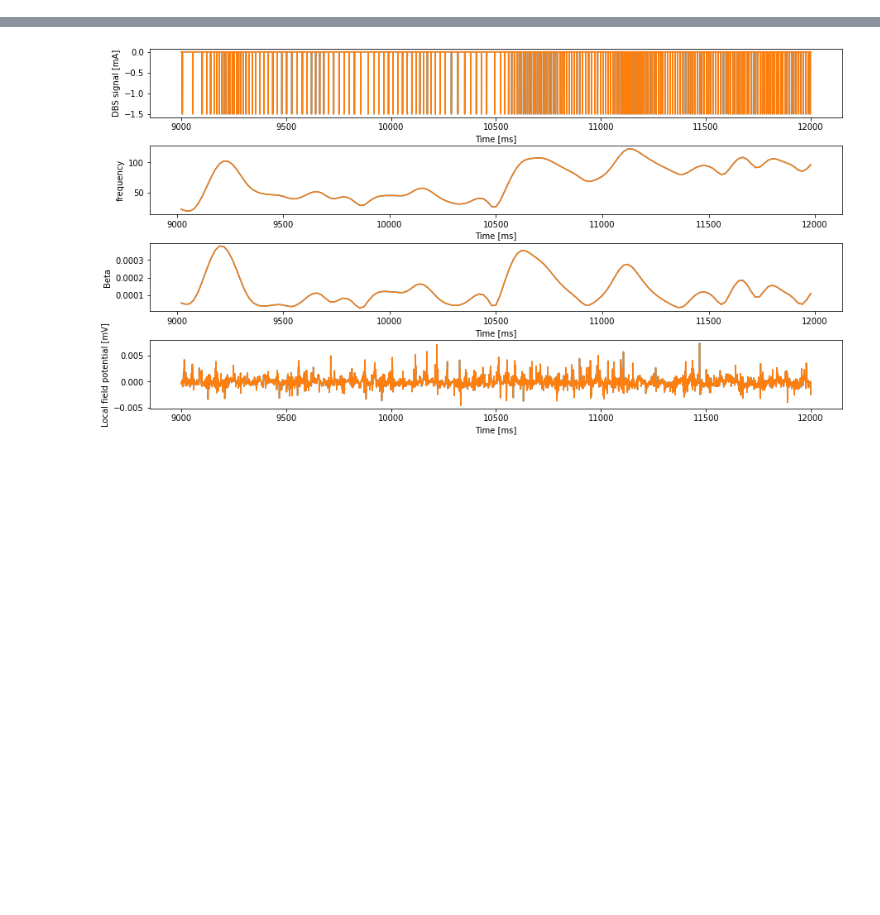
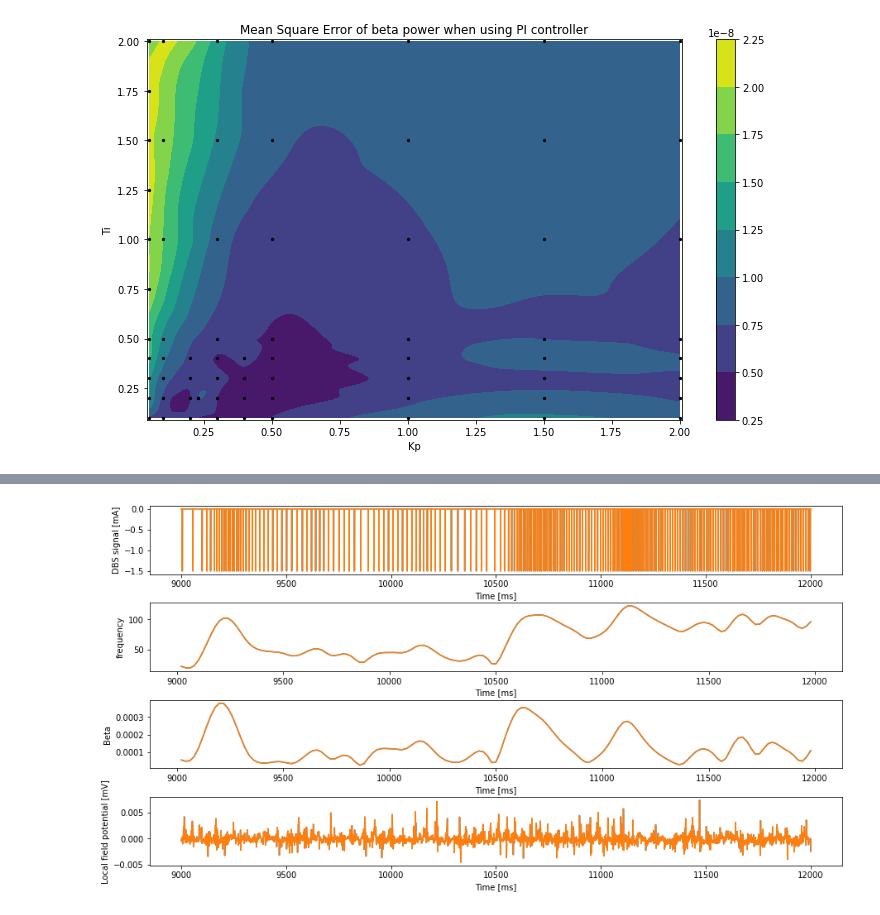
Before and after one commit to silvanx/CBG_Model_Fleming, a Jupyter notebook: Cortex_BasalGanglia_DBS_model/Simulation_Output_Results/plot_results.ipynb, the cells around one changed output, grey strips where cells are left out. Drawn from its saved outputs; the diff is of its cells as text; code cells hidden in the pictures; blank space fills up the shorter version.

Commit message:
Plotting MSE from PI gridsearch

```diff
--- a/Cortex_BasalGanglia_DBS_model/Simulation_Output_Results/plot_results.ipynb
+++ b/Cortex_BasalGanglia_DBS_model/Simulation_Output_Results/plot_results.ipynb
@@ -8,6 +8,10 @@ steady_state_time = 6000
 sim_time = 18000.01
 # %%
 u.plot_mse_dir('Controller_Simulations/Amp/standard_PID_Controller')
+# %%
+u.plot_mse_pi_params('Controller_Simulations/Amp/standard_PID_Controller')
+# %% [output]
+[figure, added]
 # %%
 u.plot_mse_dir('Controller_Simulations/Zero')
 # %%
```
Also changed, not shown: parts of 2 cells of this notebook, 1 other file.
